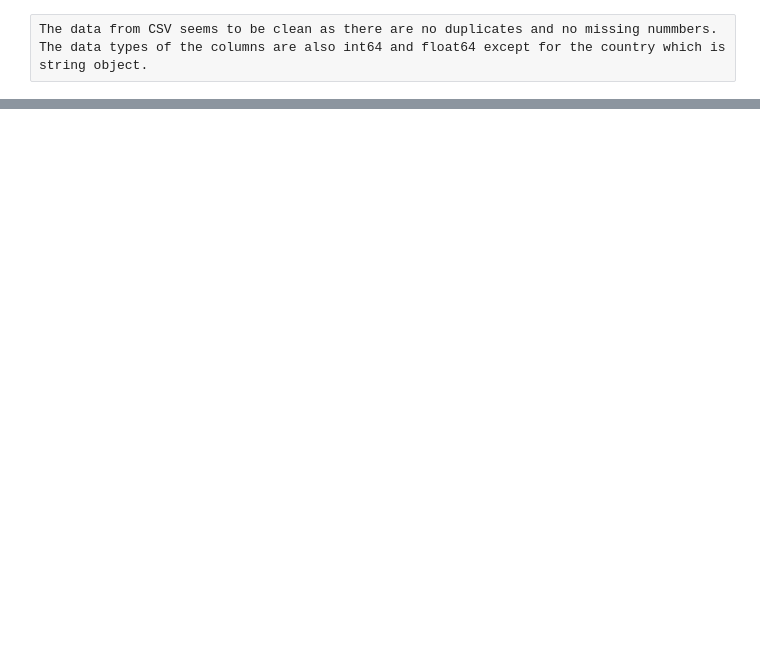
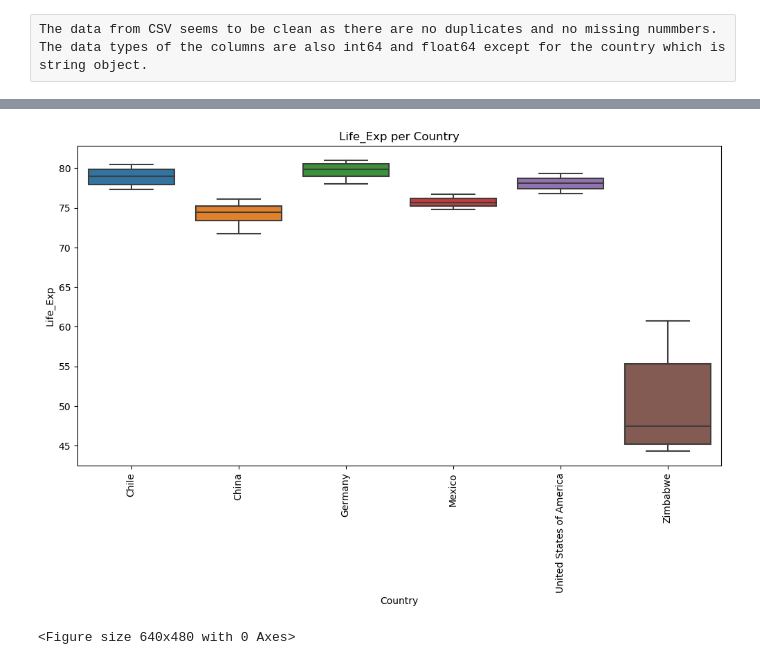
Before and after one commit to jhumayun/LifeExpectancyAndGDP, a Jupyter notebook: life_expectancy_gdp.ipynb, the cells around one changed output, grey strips where cells are left out. Drawn from its saved outputs; the diff is of its cells as text; code cells hidden in the pictures; blank space fills up the shorter version.

```diff
--- a/life_expectancy_gdp.ipynb
+++ b/life_expectancy_gdp.ipynb
@@ -83,0 +203,5 @@ ModeResult(mode=array([4.4157028e+09]), count=array([1]))
+# %%
+plot_boxplot_per_country(data, 'Life_Exp')
+# %% [output]
+[figure, added]
+<Figure size 640x480 with 0 Axes>
```
Also changed, not shown: parts of 18 cells of this notebook.
